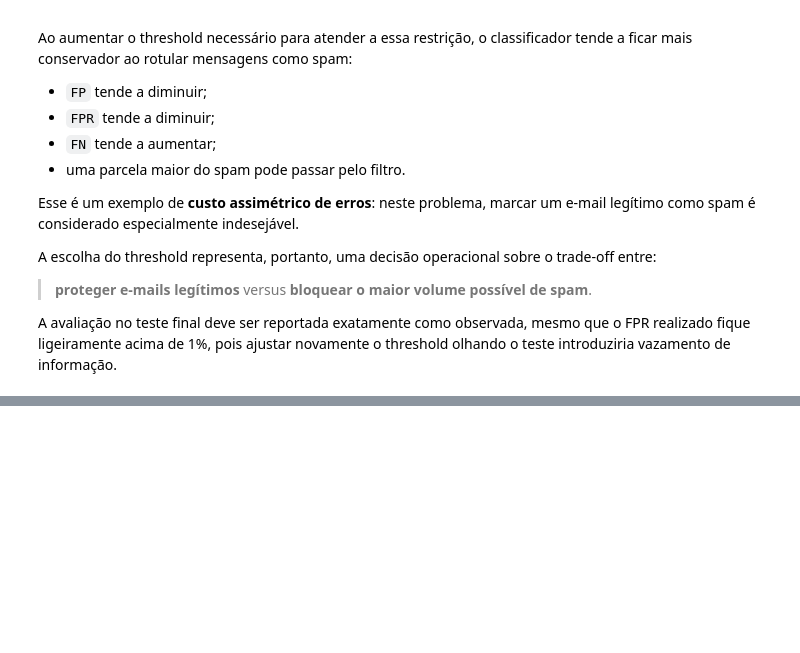
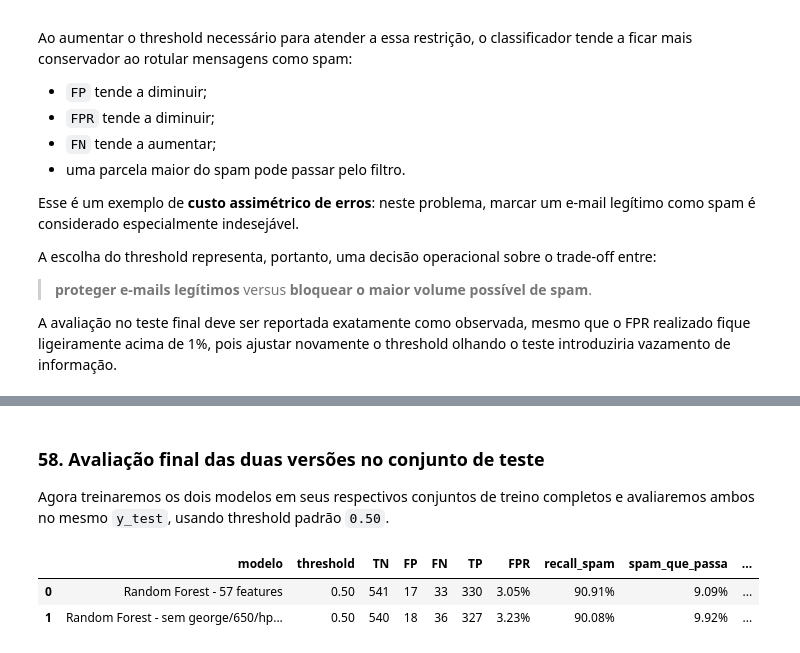
Before and after one commit to andrecataldo/ai-ppgi, a Jupyter notebook: labs/aula-05-ml/IA_Aula05_Spambase_AndreCataldo.ipynb, the cells around one changed output, grey strips where cells are left out. Saved outputs shown, nothing was run; the diff lists cells and outputs as text; code cells hidden in the pictures; blank space fills up the shorter version.

Commit message:
:books: docs: consolida trabalho de classificacao de spam

```diff
--- a/labs/aula-05-ml/IA_Aula05_Spambase_AndreCataldo.ipynb
+++ b/labs/aula-05-ml/IA_Aula05_Spambase_AndreCataldo.ipynb
@@ -1658,0 +1907,55 @@ Ao executar esta etapa no Google Colab, registre:
+# %% [markdown]
+### 58. Avaliação final das duas versões no conjunto de teste
+
+Agora treinaremos os dois modelos em seus respectivos conjuntos de treino completos e avaliaremos ambos no mesmo `y_test`, usando threshold padrão `0.50`.
+# %%
+rf_full_final = clone(rf_full)
+rf_reduced_final = clone(rf_reduced)
+
+rf_full_final.fit(X_train, y_train)
+rf_reduced_final.fit(X_train_reduced, y_train)
+
+full_test_proba = rf_full_final.predict_proba(X_test)[:, 1]
+reduced_test_proba = rf_reduced_final.predict_proba(X_test_reduced)[:, 1]
+
+full_test_metrics = threshold_metrics(
+    y_test,
+    full_test_proba,
+    threshold=0.50,
+)
+
+reduced_test_metrics = threshold_metrics(
+    y_test,
+    reduced_test_proba,
+    threshold=0.50,
+)
+
+feature_test_comparison = pd.DataFrame([
+    {
+        "modelo": "Random Forest - 57 features",
+        **full_test_metrics,
+        "roc_auc": roc_auc_score(y_test, full_test_proba),
+    },
+    {
+        "modelo": "Random Forest - sem george/650/hp/hpl",
+        **reduced_test_metrics,
+        "roc_auc": roc_auc_score(y_test, reduced_test_proba),
+    },
+])
+
+display(
+    feature_test_comparison.style.format({
+        "threshold": "{:.2f}",
+        "FPR": "{:.2%}",
+        "recall_spam": "{:.2%}",
+        "spam_que_passa": "{:.2%}",
+        "accuracy": "{:.4f}",
+        "precision_spam": "{:.4f}",
+        "f1_spam": "{:.4f}",
+        "roc_auc": "{:.4f}",
+    })
+)
+# %% [output]
+|  | modelo | threshold | TN | FP | FN | TP | FPR | recall_spam | spam_que_passa | ... |
+| 0 | Random Forest - 57 features | 0.50 | 541 | 17 | 33 | 330 | 3.05% | 90.91% | 9.09% | ... |
+| 1 | Random Forest - sem george/650/hp... | 0.50 | 540 | 18 | 36 | 327 | 3.23% | 90.08% | 9.92% | ... |
```
Also changed, not shown: parts of 39 cells of this notebook, 2 other files.
